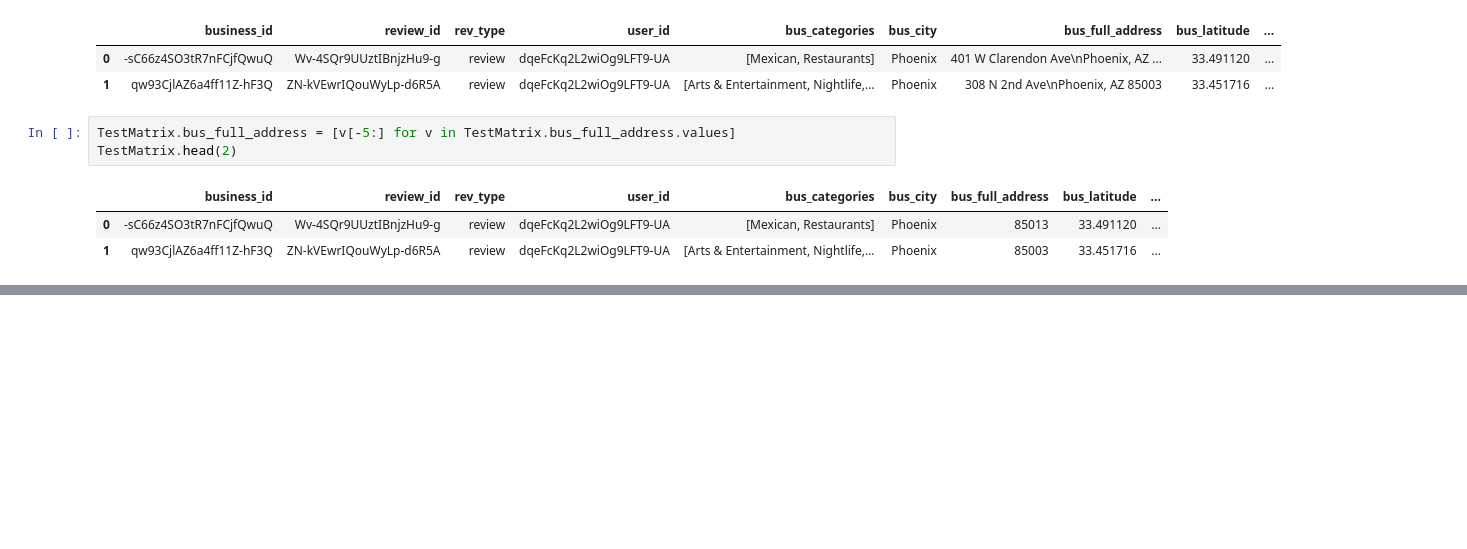
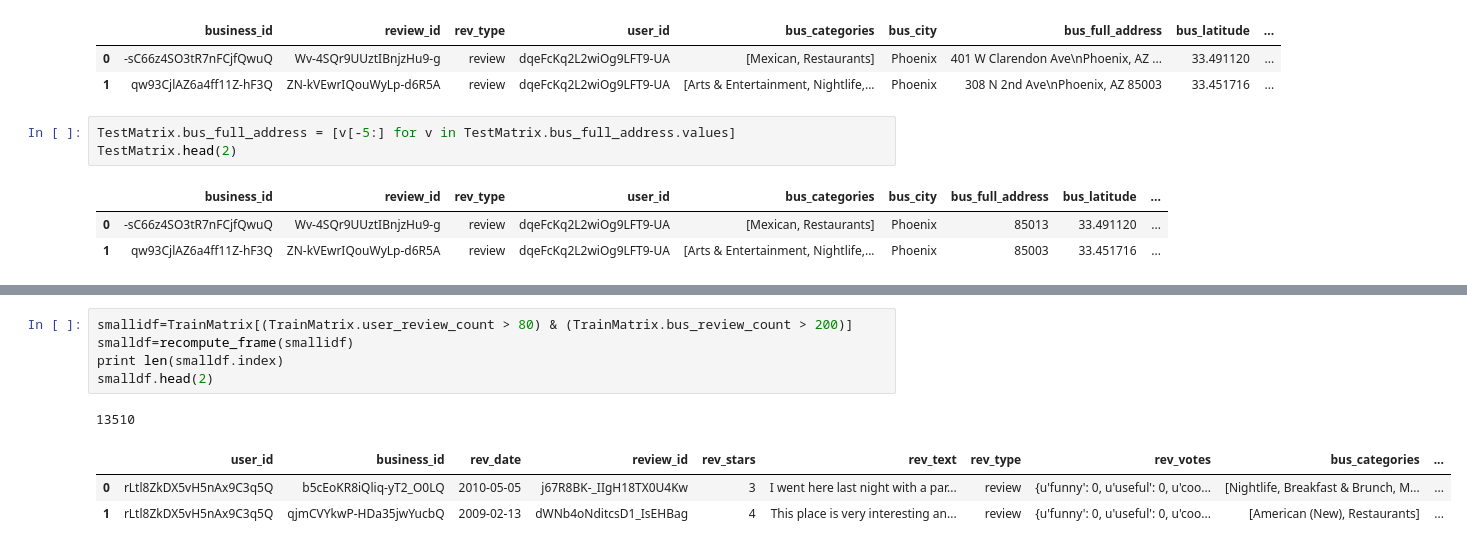
Before and after one commit to s-ramaswamy/CS-229-project, a Jupyter notebook: Visualizations.ipynb, the cells around one changed output, grey strips where cells are left out. Drawn from its saved outputs; the diff is of its cells as text; blank space fills up the shorter version.

```diff
--- a/Visualizations.ipynb
+++ b/Visualizations.ipynb
@@ -385,0 +376,10 @@ AttributeError: 'DataFrame' object has no attribute 'bus_stars_x'
+# %%
+smallidf=TrainMatrix[(TrainMatrix.user_review_count > 80) & (TrainMatrix.bus_review_count > 200)]
+smalldf=recompute_frame(smallidf)
+print len(smalldf.index)
+smalldf.head(2)
+# %% [output]
+13510
+|  | user_id | business_id | rev_date | review_id | rev_stars | rev_text | rev_type | rev_votes | bus_categories | ... |
+| 0 | rLtl8ZkDX5vH5nAx9C3q5Q | b5cEoKR8iQliq-yT2_O0LQ | 2010-05-05 | j67R8BK-_IIgH18TX0U4Kw | 3 | I went here last night with a par... | review | {u'funny': 0, u'useful': 0, u'coo... | [Nightlife, Breakfast & Brunch, M... | ... |
+| 1 | rLtl8ZkDX5vH5nAx9C3q5Q | qjmCVYkwP-HDa35jwYucbQ | 2009-02-13 | dWNb4oNditcsD1_IsEHBag | 4 | This place is very interesting an... | review | {u'funny': 0, u'useful': 0, u'coo... | [American (New), Restaurants] | ... |
```
Also changed, not shown: parts of 16 cells of this notebook, 6 other files.
